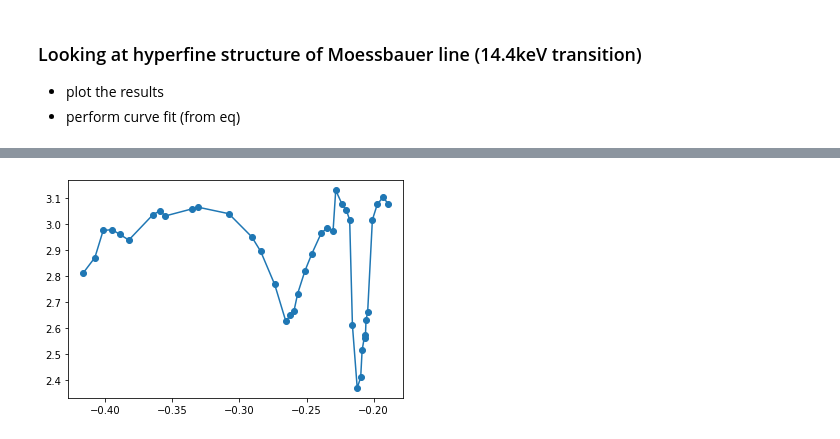
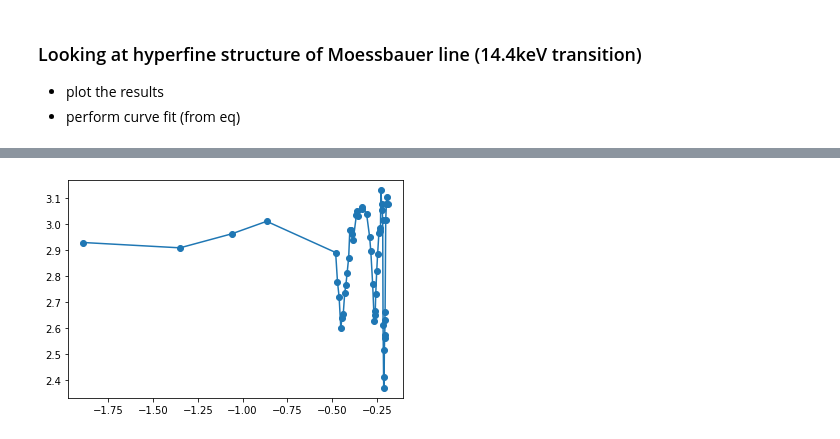
Before and after one commit to tesla1900/advanced-lab-course, a Jupyter notebook: moessbauer/moess_analysis.ipynb, the cells around one changed output, grey strips where cells are left out. Cells and saved outputs as stored; diff of their text form; code cells hidden in the pictures.

```diff
--- a/moessbauer/moess_analysis.ipynb
+++ b/moessbauer/moess_analysis.ipynb
@@ -20,14 +25,16 @@ duration, uld_val = calib_data[0,2], calib_data[0,3]
 # %%
 # plot the LLD vs count
 fig, ax = plt.subplots(figsize=(8,6), tight_layout=True)
-ax.semilogy(lld_data, count_data, marker="o", color="b", ls="", ms=4.0)
+ax.errorbar(lld_data, count_data, yerr=counts_err, marker="o", color="b", ls="", ms=4.0)
 ax.set_xlabel("Lower Limit Discriminator", fontsize=12)
 ax.set_ylabel("Counts", fontsize=12)
 ax.set_title("Decay Spectrum of Fe-57 with different LLD values")
+ax.set_yscale("log")
 ax.grid()
 
 
 # to say something about it, compare to the figure 4.14 in the textbook reference
 # that way we can identify this as the 14.4 keV Moessbauer line
 # not sure what else to do here, so moving on for now
+plt.savefig(os.path.join(figure_path, "calib_plot.png"), dpi=300)
 # %% [output]
@@ -72,16 +90,34 @@ rl_outliers_idces = np.array([4, 39, 43, 48, 49, 50, 55]) - 2
 
 outliers_idces = [lr_outliers_idces, rl_outliers_idces]
 
-moess_datas = []
+moess_datas_filt = []
+
+# perform error analysis here
+time_err = 0.003   # uncertantity in time measurement
 
 for i, moess_raw_data in enumerate(moess_raw_datas):
     moess_data_filt = np.delete(moess_raw_data, outliers_idces[i], axis=0)
+
+    # get the corresponding values
+    vel, counts, time, count_rate = moess_data_filt[:,0], moess_data_filt[:,2], \
+                                        moess_data_filt[:,3], moess_data_filt[:,5]
+
+    # error (from sample report)
+    # i think they apply error propagation to N / T
+    counts_err = np.sqrt(counts)
+
+    count_rate_err = count_rate * np.sqrt( (counts_err / counts)**2. + (time_err / time)**2.)
+
     fig, ax = plt.subplots(figsize=(8,4), tight_layout=True)
-    ax.plot(moess_data_filt[:,0], moess_data_filt[:,2] / moess_data_filt[:,3], marker="o", ls="-", lw=1.0, ms=4.0, color="b")
+    ax.errorbar(vel, count_rate, yerr=count_rate_err, marker="o", ls="-", lw=1.0, ms=4.0, color="b", capsize=1.5)
     ax.set_xlabel("Absorber velocity [mm/s]")
     ax.set_ylabel("Count Rate [s$^{{-1}}$]")
     ax.grid()
 
+    moess_data_new = np.zeros((len(vel), 7))
+    moess_data_new[:,:6] = moess_data_filt
+    moess_data_new[:,-1] = count_rate_err
+
     # append filtered data for future use
-    moess_datas.append(moess_data_filt)
+    moess_datas_filt.append(moess_data_new)
 # %% [output]
@@ -89,0 +126,14 @@ for i, moess_raw_data in enumerate(moess_raw_datas):
+# %%
+# combine the data
+moess_data_comb = np.concatenate(moess_datas_filt, axis=0)
+
+vel, count_rate, count_rate_err = moess_data_comb[:,0], moess_data_comb[:,5], moess_data_comb[:,6]
+
+
+
+
+fig, ax = plt.subplots(figsize=(8,4), tight_layout=True)
+ax.errorbar(vel, count_rate, yerr=count_rate_err, marker="o", ls="-", lw=1.0, ms=4.0, color="b", capsize=2.0)
+ax.set_xlabel("Absorber velocity [mm/s]")
+ax.set_ylabel("Count Rate [s$^{{-1}}$]")
+ax.grid()
@@ -90,28 +299,28 @@ for i, moess_raw_data in enumerate(moess_raw_datas):
 # %%
 # perform fit
 # to do this, we fit to a Lorentzian function
 
 # honestly kinda lost atm...
 
 # define relevant constants here
 # hbar = 1.05457182e-34 # J s
 hbar = 6.58211957e-16  # eV s
 c = 3e8  # m/s
 Gamma0 = 4.7e-9  # in eV
 
 def fit_func(E, I0, E0, Gamma):
     return I0  / (1 + (2 * (E - E0) / Gamma)**2.)
 
 # convert velocity into photon transition energy
 
 for i, moess_data in enumerate(moess_datas[:1]):
     vel = moess_data[:,0]
     count_rate = moess_data[:,2] / moess_data[:,3]
 
     en = Gamma0 / (vel / c)
-    plt.plot(en[:40], count_rate[:40], marker="o")
+    plt.plot(en, count_rate, marker="o")
 # %% [output]
-[figure, old version]
+[figure, new version]
 # %%
 # found this code online for multi-lorentzian fit
 # not sure how to fit for our data because still not used to
```
Also changed, not shown: parts of 9 cells of this notebook, 2 other files.
